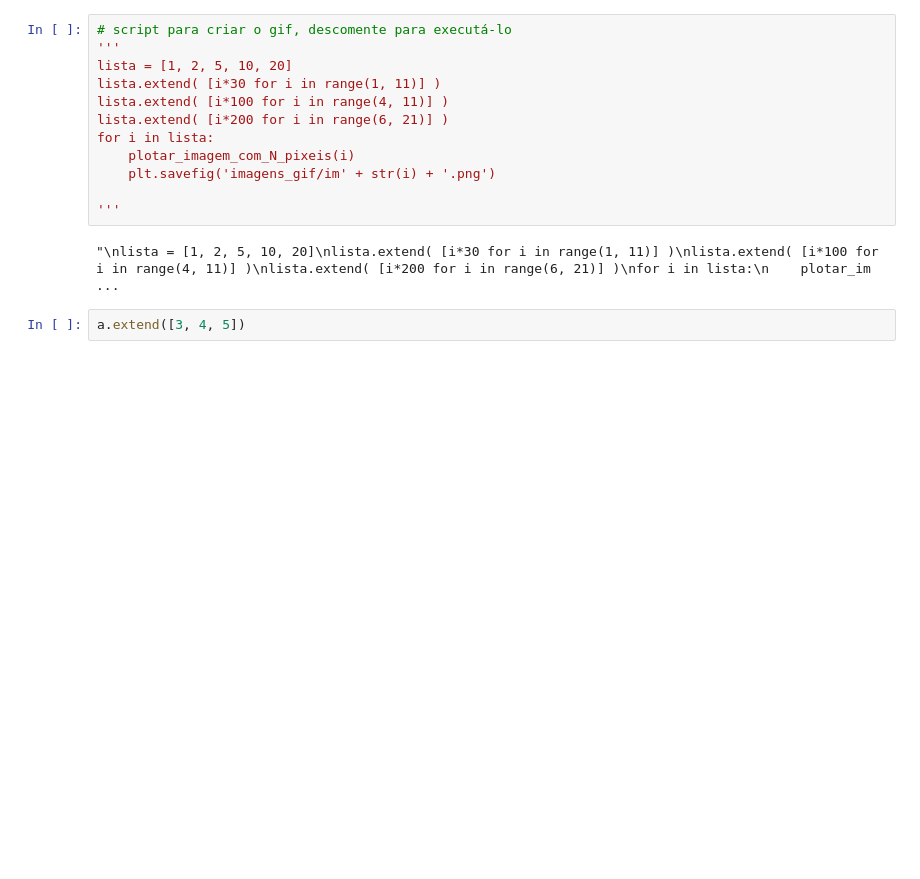
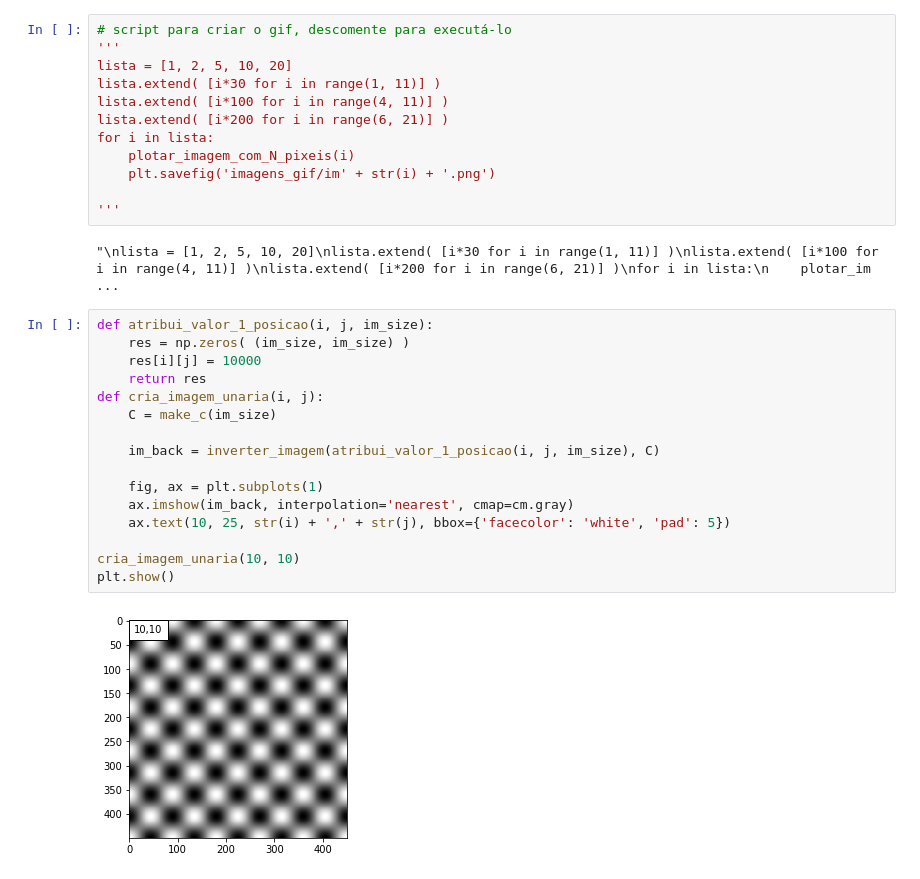
Before and after one commit to lucca30/mn2, a Jupyter notebook: DCT Gif.ipynb, the cells around one changed output. Saved outputs shown, nothing was run; the diff lists cells and outputs as text; blank space fills up the shorter version.

```diff
--- a/DCT Gif.ipynb
+++ b/DCT Gif.ipynb
@@ -87,5 +86,21 @@ for i in lista:
 '''
 # %% [output]
 "\nlista = [1, 2, 5, 10, 20]\nlista.extend( [i*30 for i in range(1, 11)] )\nlista.extend( [i*100 for i in range(4, 11)] )\nlista.extend( [i*200 for i in range(6, 21)] )\nfor i in lista:\n    plotar_im ...
-# %%
-a.extend([3, 4, 5])
+# %%
+def atribui_valor_1_posicao(i, j, im_size):
+    res = np.zeros( (im_size, im_size) )
+    res[i][j] = 10000
+    return res
+def cria_imagem_unaria(i, j):
+    C = make_c(im_size)
+
+    im_back = inverter_imagem(atribui_valor_1_posicao(i, j, im_size), C)
+
+    fig, ax = plt.subplots(1)
+    ax.imshow(im_back, interpolation='nearest', cmap=cm.gray)
+    ax.text(10, 25, str(i) + ',' + str(j), bbox={'facecolor': 'white', 'pad': 5})
+
+cria_imagem_unaria(10, 10)
+plt.show()
+# %% [output]
+[figure, added]
```
Also changed, not shown: parts of 3 cells of this notebook, 1 other file.
